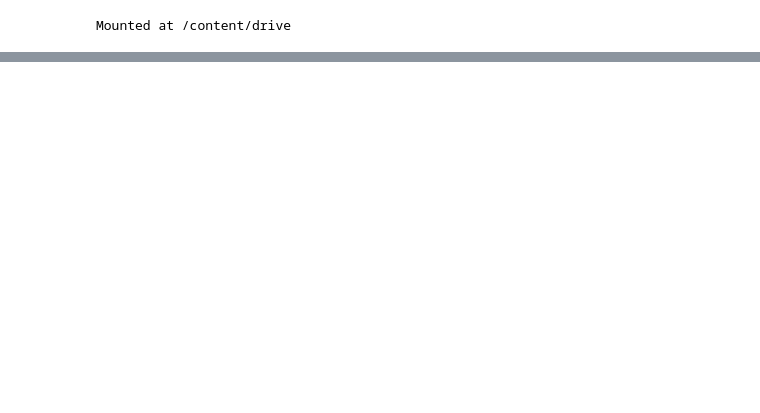
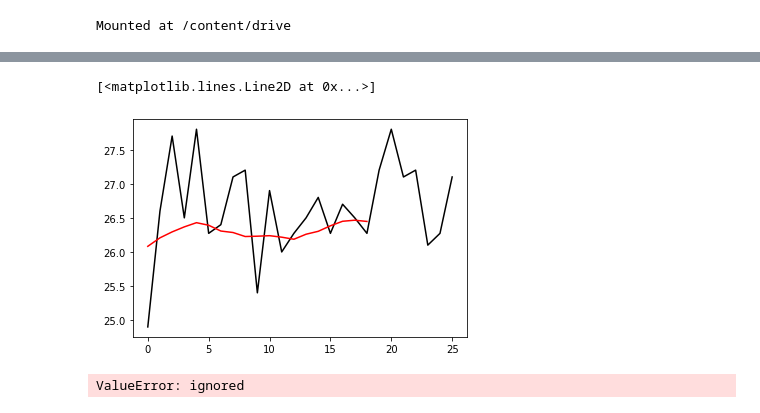
Before and after one commit to TioHalu/Forest_Fire_Prediction_Colab, a Jupyter notebook: LSTM.ipynb, the cells around one changed output, grey strips where cells are left out. Drawn from its saved outputs; the diff is of its cells as text; code cells hidden in the pictures; blank space fills up the shorter version.

```diff
--- a/LSTM.ipynb
+++ b/LSTM.ipynb
@@ -13,13 +13,22 @@ from keras.models import Sequential
 from keras.layers import Dense, LSTM
 from sklearn.metrics import mean_squared_error, mean_absolute_error, r2_score
 # %%
-df=pd.read_csv('/content/drive/MyDrive/tugas/dataset/weatherHistory.csv')
+df=pd.read_csv('/content/drive/MyDrive/tugas/dataset/Kab. Muaro Jambi.csv')
+# %%
+# df = df[:-18]
+import math
+data  = df.rename(columns={'Tanggal':'Date','Tavg':'Temperature','RH_avg':'Humidity','ff_avg':'Wind','RR':'Rainfall'})
+data = data[0:100]
+data = data.replace('',math.nan)
+data = data.replace(8888,math.nan)
+data = data.fillna(data.mean())
+data = data['Temperature']
 # %%
 #data preprocessing
-col = ['Formatted Date','Summary','Precip Type','Apparent Temperature (C)','Humidity','Wind Speed (km/h)','Wind Bearing (degrees)','Visibility (km)','Loud Cover','Pressure (millibars)','Daily Summary']
-data = df.drop(col, axis="columns", inplace=True)
-data= df.drop(df.index[100:])
-dataReal = df.drop(df.index[125:])
+# col = ['Formatted Date','Summary','Precip Type','Apparent Temperature (C)','Humidity','Wind Speed (km/h)','Wind Bearing (degrees)','Visibility (km)','Loud Cover','Pressure (millibars)','Daily Summary']
+# data = df.drop(col, axis="columns", inplace=True)
+# data= df.drop(df.index[100:])
+# dataReal = df.drop(df.index[125:])
 # %%
 
 # Menormalisasi data
@@ -89,0 +105,42 @@ R-Squared: -0.37425829778981257
+# %%
+import matplotlib.pyplot as plt
+plt.plot(Y_test, color="black")
+plt.plot(test_predict, color='red')
+# plt.plot(Y_train, color="yellow")
+# plt.plot(Y_train, color='blue')
+# %% [output]
+[<matplotlib.lines.Line2D at 0x...>]
+[figure, added]
+# %%
+# Import library yang diperlukan
+import pandas as pd
+import numpy as np
+from sklearn.model_selection import train_test_split
+from sklearn.svm import SVR
+from sklearn.metrics import mean_squared_error, r2_score
+
+# Pisahkan atribut dan label
+# data = pd.DataFrame(data)
+X = data.drop(['Temperature'], axis=1)
+y = data['Temperature']
+
+# Bagi data menjadi data latih dan data uji
+X_train, X_test, y_train, y_test = train_test_split(X, y, test_size=0.2)
+# y_train
+
+# Buat objek SVR dan latih model dengan data latih
+regressor = SVR(kernel='rbf', C=100, gamma=0.1, epsilon=.1)
+regressor.fit(X, y_train)
+
+# Prediksi nilai temperatur dengan data uji
+y_pred = regressor.predict(X_test)
+
+# # Evaluasi model dengan menggunakan mean squared error dan r-squared score
+mse = mean_squared_error(y_test, y_pred)
+r2 = r2_score(y_test, y_pred)
+
+# # Cetak hasil evaluasi
+print('Mean squared error: ', mse)
+print('R-squared score: ', r2)
+# %% [output]
+ValueError: ignored
```
Also changed, not shown: parts of 1 cell of this notebook.
